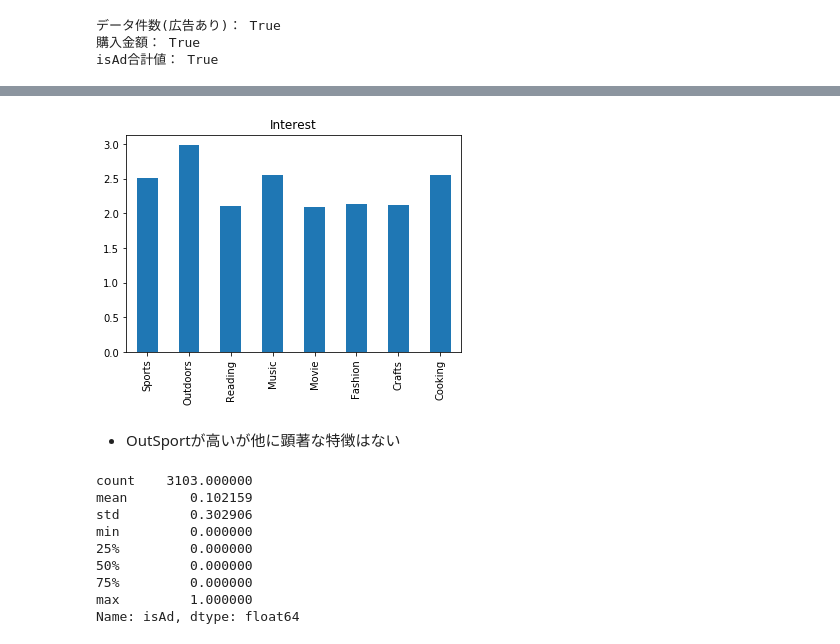
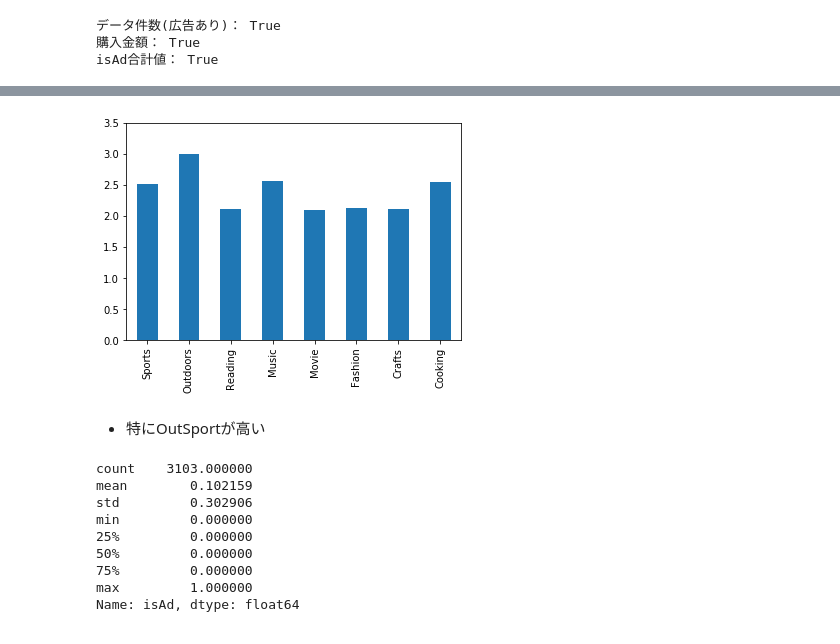
Before and after one commit to shin-shin-01/data-science, a Jupyter notebook: project1/project1.ipynb, the cells around one changed output, grey strips where cells are left out. Drawn from its saved outputs; the diff is of its cells as text; code cells hidden in the pictures.

```diff
--- a/project1/project1.ipynb
+++ b/project1/project1.ipynb
@@ -153,11 +159,11 @@ df.describe()
 # %%
 ## 平均値
 mean = df.describe().loc['mean']
-mean.iloc[1:9].plot(kind='bar', title='Interest');
+mean.iloc[1:9].plot(kind='bar', ylim=[0, 3.5]);
 # %% [output]
-[figure, old version]
+[figure, new version]
 # %% [markdown]
-* OutSportが高いが他に顕著な特徴はない
+* 特にOutSportが高い
 # %%
 ## 広告に関して
 df.describe().loc[:, 'isAd']
```
Also changed, not shown: parts of 51 cells of this notebook.
